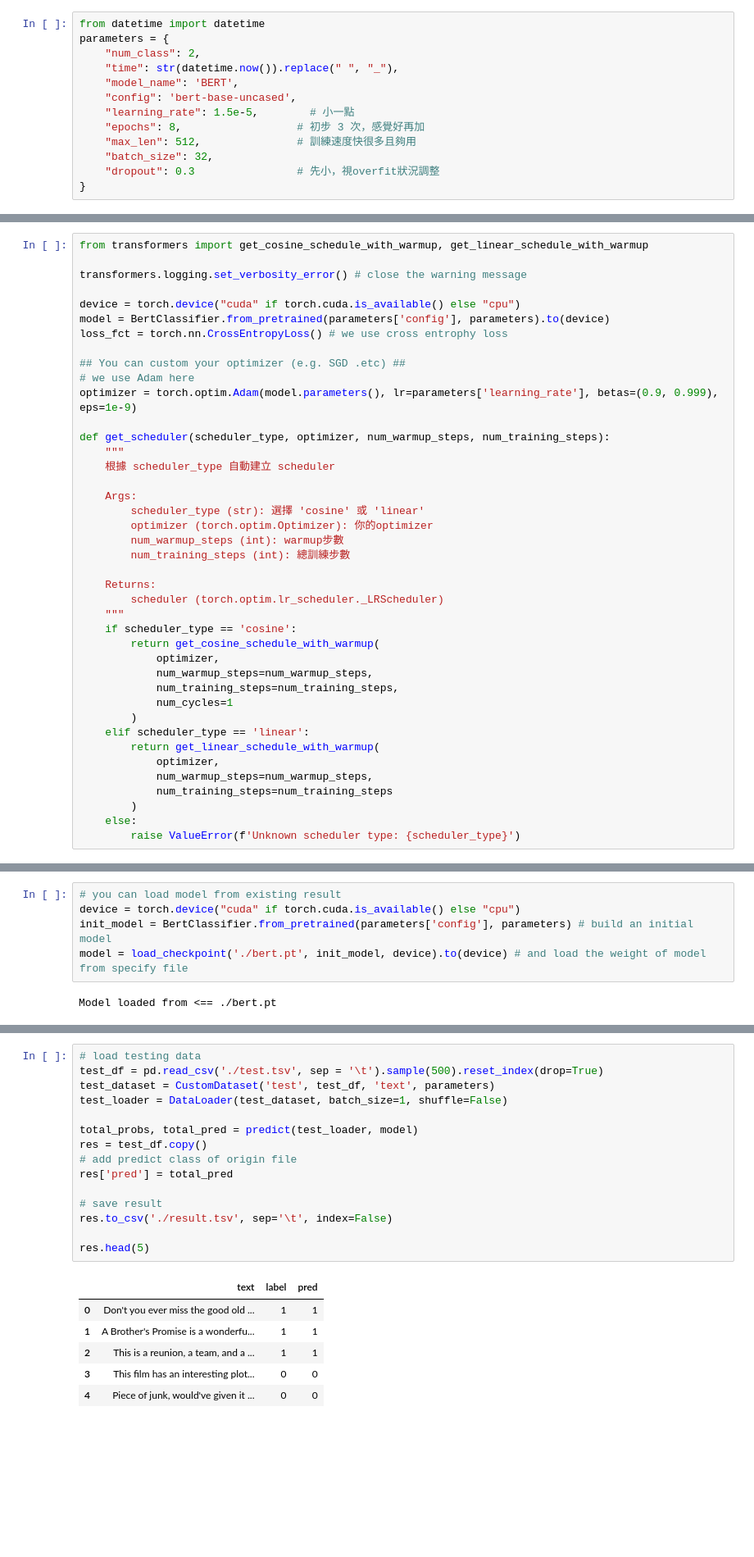
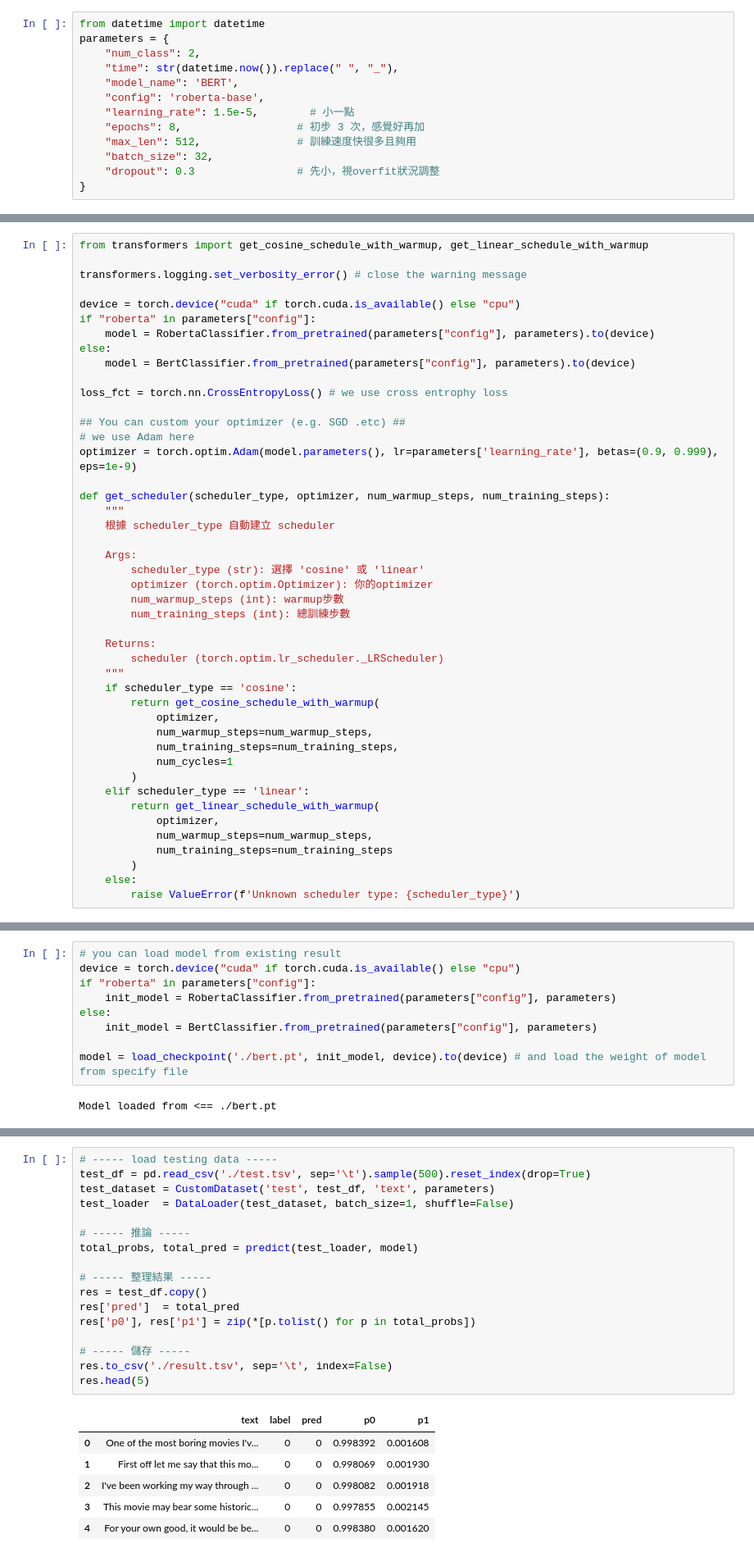
Before and after one commit to hsutingwei/Learning-Word-Vectors-for-Sentiment-Analysis, a Jupyter notebook: bert.ipynb, the cells around one changed output, grey strips where cells are left out. Shown at 82% size. Drawn from its saved outputs; the diff is of its cells as text; blank space fills up the shorter version.

Commit message:
feat: Complete roberta-base model 完成 roberta-base 很多相關的 function 要改成 roberta-base 可以用的
現在對測試集的準確率有 94%

```diff
--- a/bert.ipynb
+++ b/bert.ipynb
@@ -359,7 +356,7 @@ parameters = {
     "num_class": 2,
     "time": str(datetime.now()).replace(" ", "_"),
     "model_name": 'BERT',
-    "config": 'bert-base-uncased',
+    "config": 'roberta-base',
     "learning_rate": 1.5e-5,        # 小一點
     "epochs": 8,                  # 初步 3 次，感覺好再加
     "max_len": 512,               # 訓練速度快很多且夠用
@@ -475,7 +495,11 @@ from transformers import get_cosine_schedule_with_warmup, get_linear_schedule_wi
 transformers.logging.set_verbosity_error() # close the warning message
 
 device = torch.device("cuda" if torch.cuda.is_available() else "cpu")
-model = BertClassifier.from_pretrained(parameters['config'], parameters).to(device)
+if "roberta" in parameters["config"]:
+    model = RobertaClassifier.from_pretrained(parameters["config"], parameters).to(device)
+else:
+    model = BertClassifier.from_pretrained(parameters["config"], parameters).to(device)
+
 loss_fct = torch.nn.CrossEntropyLoss() # we use cross entrophy loss
 
 ## You can custom your optimizer (e.g. SGD .etc) ##
@@ -767,7 +822,11 @@ def predict(data_loader, model):
 # %%
 # you can load model from existing result
 device = torch.device("cuda" if torch.cuda.is_available() else "cpu")
-init_model = BertClassifier.from_pretrained(parameters['config'], parameters) # build an initial model
+if "roberta" in parameters["config"]:
+    init_model = RobertaClassifier.from_pretrained(parameters["config"], parameters)
+else:
+    init_model = BertClassifier.from_pretrained(parameters["config"], parameters)
+
 model = load_checkpoint('./bert.pt', init_model, device).to(device) # and load the weight of model from specify file
 # %% [output]
 Model loaded from <== ./bert.pt
@@ -782,25 +841,27 @@ Wall time: 607 ms
 # %%
-# load testing data
-test_df = pd.read_csv('./test.tsv', sep = '\t').sample(500).reset_index(drop=True)
+# ----- load testing data -----
+test_df = pd.read_csv('./test.tsv', sep='\t').sample(500).reset_index(drop=True)
 test_dataset = CustomDataset('test', test_df, 'text', parameters)
-test_loader = DataLoader(test_dataset, batch_size=1, shuffle=False)
+test_loader  = DataLoader(test_dataset, batch_size=1, shuffle=False)
 
+# ----- 推論 -----
 total_probs, total_pred = predict(test_loader, model)
+
+# ----- 整理結果 -----
 res = test_df.copy()
-# add predict class of origin file
-res['pred'] = total_pred
+res['pred']  = total_pred
+res['p0'], res['p1'] = zip(*[p.tolist() for p in total_probs])
 
-# save result
+# ----- 儲存 -----
 res.to_csv('./result.tsv', sep='\t', index=False)
-
 res.head(5)
 # %% [output]
-|  | text | label | pred |
-| 0 | Don't you ever miss the good old ... | 1 | 1 |
-| 1 | A Brother's Promise is a wonderfu... | 1 | 1 |
-| 2 | This is a reunion, a team, and a ... | 1 | 1 |
-| 3 | This film has an interesting plot... | 0 | 0 |
-| 4 | Piece of junk, would've given it ... | 0 | 0 |
+|  | text | label | pred | p0 | p1 |
+| 0 | One of the most boring movies I'v... | 0 | 0 | 0.998392 | 0.001608 |
+| 1 | First off let me say that this mo... | 0 | 0 | 0.998069 | 0.001930 |
+| 2 | I've been working my way through ... | 0 | 0 | 0.998082 | 0.001918 |
+| 3 | This movie may bear some historic... | 0 | 0 | 0.997855 | 0.002145 |
+| 4 | For your own good, it would be be... | 0 | 0 | 0.998380 | 0.001620 |
 # %%
 correct = 0
 for idx, pred in enumerate(res['pred']):
```
Also changed, not shown: parts of 12 cells of this notebook.
